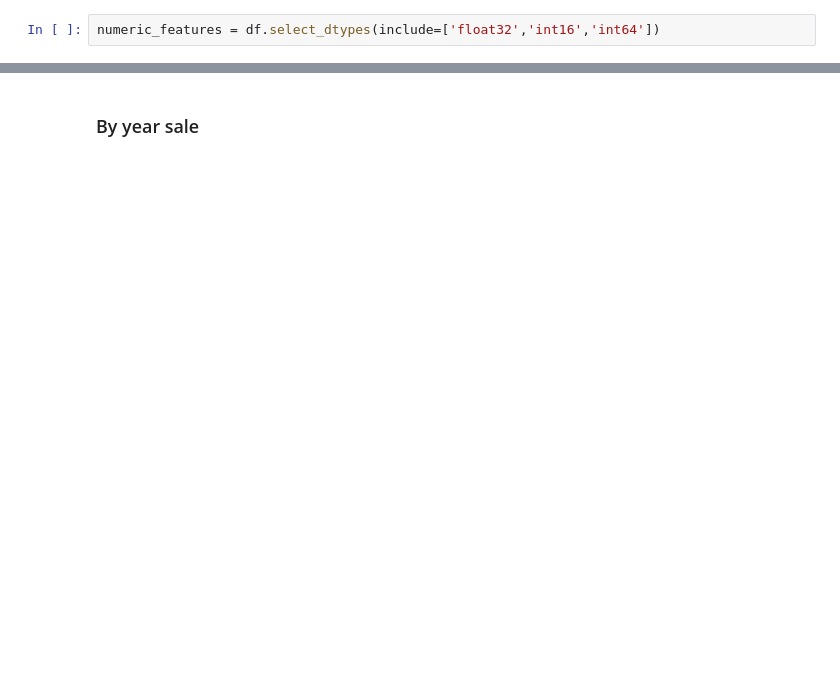
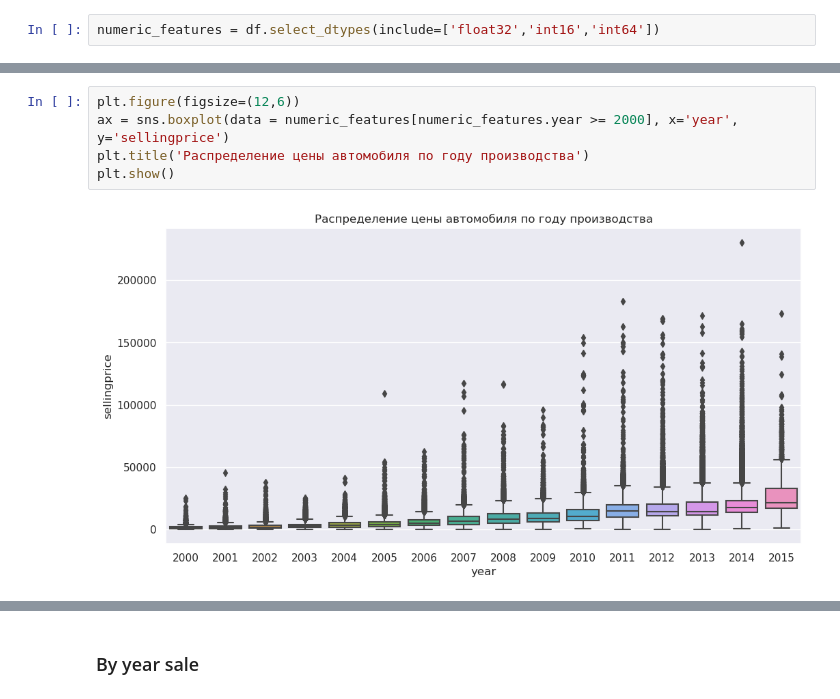
Before and after one commit to suartDS/predict-car-price, a Jupyter notebook: predict-auto-price.ipynb, the cells around one changed output, grey strips where cells are left out. Drawn from its saved outputs; the diff is of its cells as text; blank space fills up the shorter version.

```diff
--- a/predict-auto-price.ipynb
+++ b/predict-auto-price.ipynb
@@ -614,0 +598,7 @@ numeric_features
+# %%
+plt.figure(figsize=(12,6))
+ax = sns.boxplot(data = numeric_features[numeric_features.year >= 2000], x='year', y='sellingprice')
+plt.title('Распределение цены автомобиля по году производства')
+plt.show()
+# %% [output]
+[figure, added]
```
Also changed, not shown: parts of 134 cells of this notebook.
